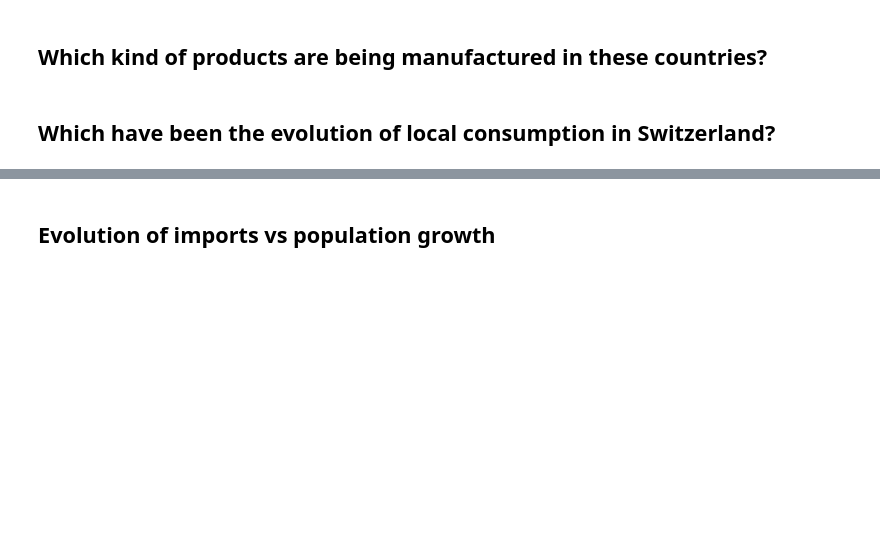
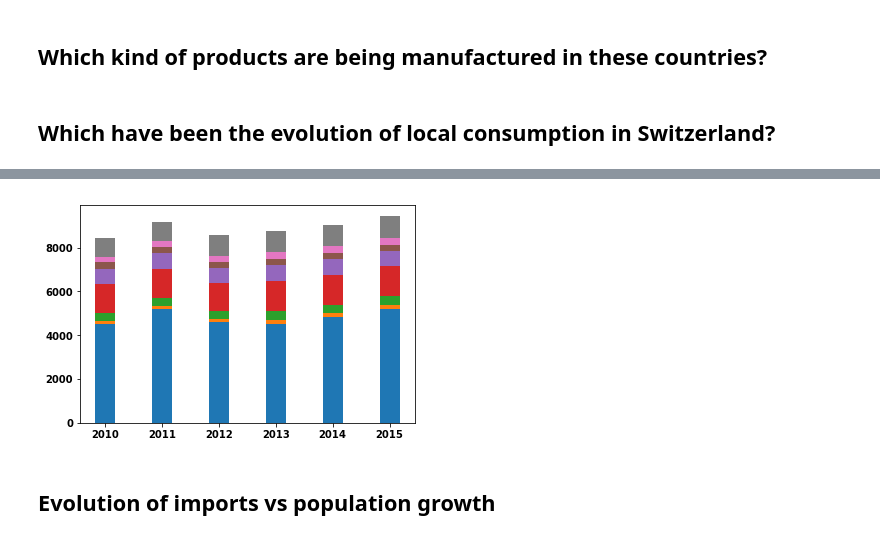
Before and after one commit to MrymZakani/ADA, a Jupyter notebook: Confidence intervals to results.ipynb, the cells around one changed output, grey strips where cells are left out. Cells and saved outputs as stored; diff of their text form; code cells hidden in the pictures; blank space fills up the shorter version.

```diff
--- a/Confidence intervals to results.ipynb
+++ b/Confidence intervals to results.ipynb
@@ -32,0 +81,3 @@ Now we would like to take a probabilistic approach, to give some statistical con
+# %%
+import_food = pd.read_excel(DATA_FOLDER + import_food_file)
+import_food
@@ -33,3 +92,24 @@ Now we would like to take a probabilistic approach, to give some statistical con
+# %%
+ind = (2010,2011,2012,2013,2014,2015)
+width = 0.35
+header = import_food.axes[1]
+p1 = plt.bar(ind, import_food['Cereals'], width)
+p2 = plt.bar(ind, import_food['Potatoes'], width,
+             bottom= import_food['Cereals'])
+p3 = plt.bar(ind, import_food['Vegetables'], width,
+             bottom=np.array(import_food['Cereals'])+np.array(import_food['Potatoes']))
+p4 = plt.bar(ind, import_food['Fruits'], width,
+             bottom=np.array(import_food['Cereals'])+np.array(import_food['Potatoes'])+np.array(import_food['Vegetables']))
+p5 = plt.bar(ind, import_food['Meat'], width,
+             bottom=np.array(import_food['Cereals'])+np.array(import_food['Potatoes'])+np.array(import_food['Vegetables'])+np.array(import_food['Fruits']))
+p6 = plt.bar(ind, import_food['Eggs'], width,
+             bottom=np.array(import_food['Cereals'])+np.array(import_food['Potatoes'])+np.array(import_food['Vegetables'])+np.array(import_food['Fruits'])+np.array(import_food['Meat']))
+p7 = plt.bar(ind, import_food['Fish'], width,
+             bottom=np.array(import_food['Cereals'])+np.array(import_food['Potatoes'])+np.array(import_food['Vegetables'])+np.array(import_food['Fruits'])+np.array(import_food['Meat'])+np.array(import_food['Eggs']))
+p8 = plt.bar(ind, import_food['Dairy Products'], width,
+             bottom=np.array(import_food['Cereals'])+np.array(import_food['Potatoes'])+np.array(import_food['Vegetables'])+np.array(import_food['Fruits'])+np.array(import_food['Meat'])+np.array(import_food['Eggs'])+np.array(import_food['Fish']))
+# %% [output]
+[figure, added]
 # %% [markdown]
 ## Evolution of imports vs population growth
 # %%
```
Also changed, not shown: parts of 22 cells of this notebook.
